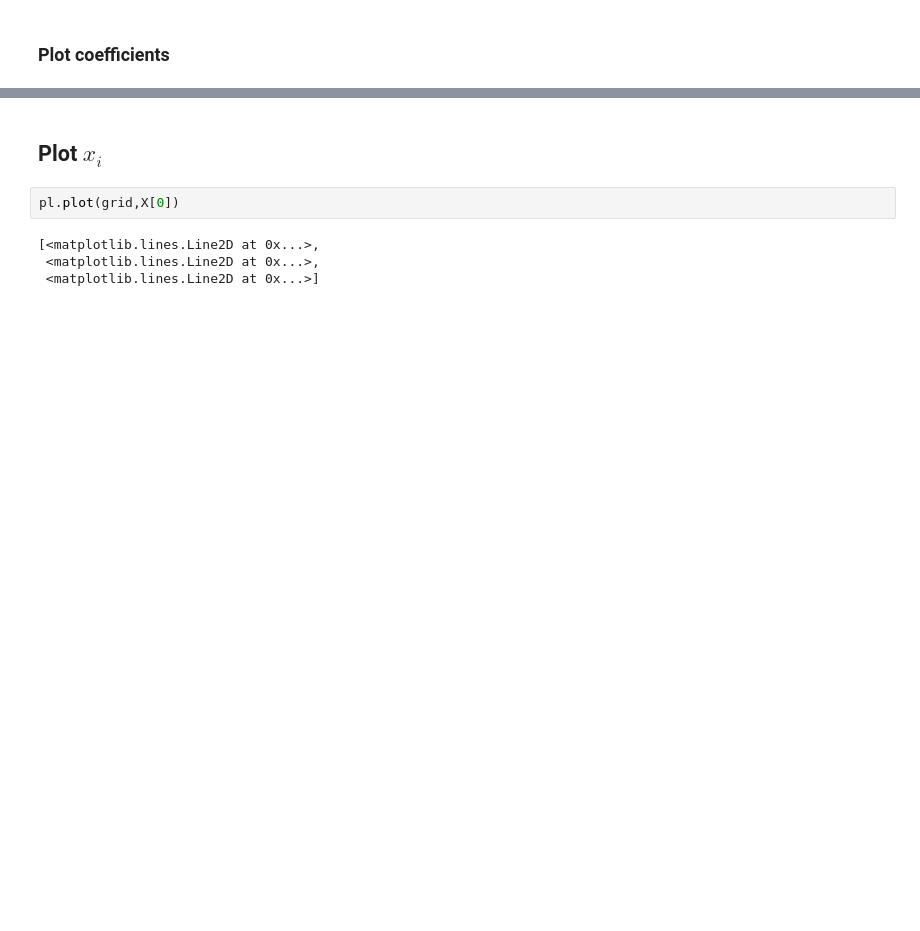
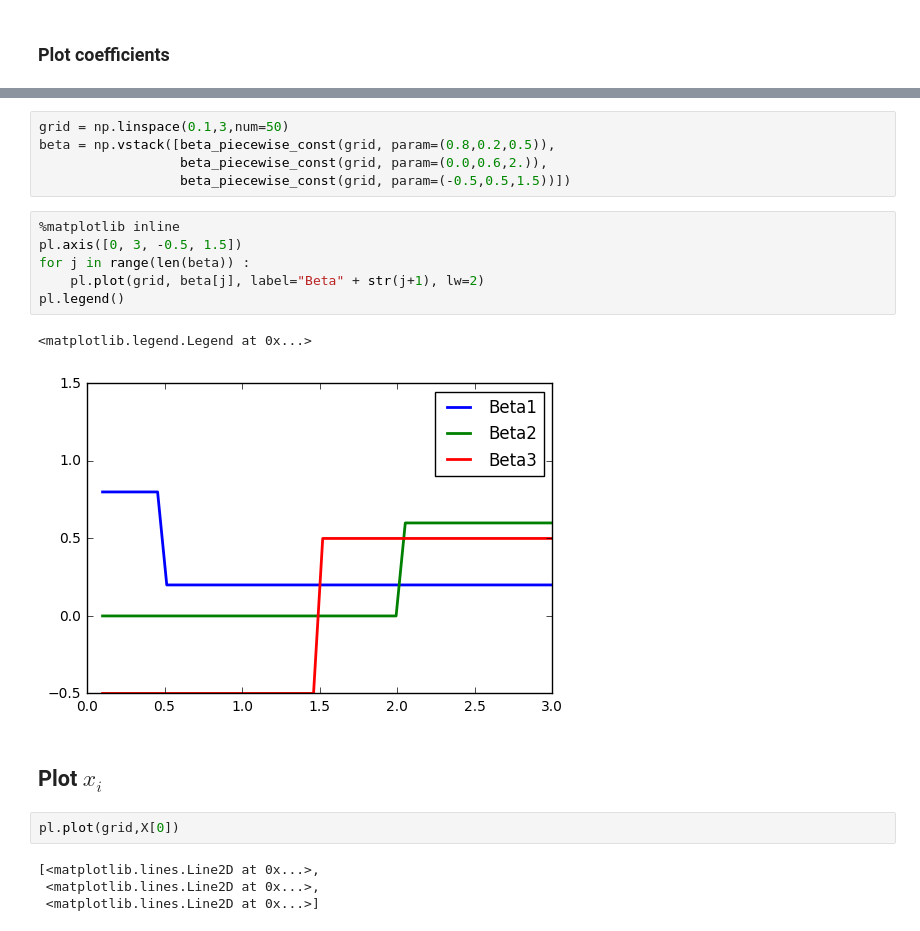
Before and after one commit to tallart/Thinning, a Jupyter notebook: ThinningCoxTV.ipynb, the cells around one changed output, grey strips where cells are left out. Saved outputs shown, nothing was run; the diff lists cells and outputs as text; blank space fills up the shorter version.

```diff
--- a/ThinningCoxTV.ipynb
+++ b/ThinningCoxTV.ipynb
@@ -369,3 +407,17 @@ pl.legend()
+# %%
+grid = np.linspace(0.1,3,num=50)
+beta = np.vstack([beta_piecewise_const(grid, param=(0.8,0.2,0.5)),
+                  beta_piecewise_const(grid, param=(0.0,0.6,2.)),
+                  beta_piecewise_const(grid, param=(-0.5,0.5,1.5))])
+# %%
+%matplotlib inline
+pl.axis([0, 3, -0.5, 1.5])
+for j in range(len(beta)) :
+    pl.plot(grid, beta[j], label="Beta" + str(j+1), lw=2)
+pl.legend()
+# %% [output]
+<matplotlib.legend.Legend at 0x...>
+[figure, added]
 # %% [markdown]
 ## Plot $x_i$
 # %%
```
Also changed, not shown: parts of 17 cells of this notebook, 7 other files.
